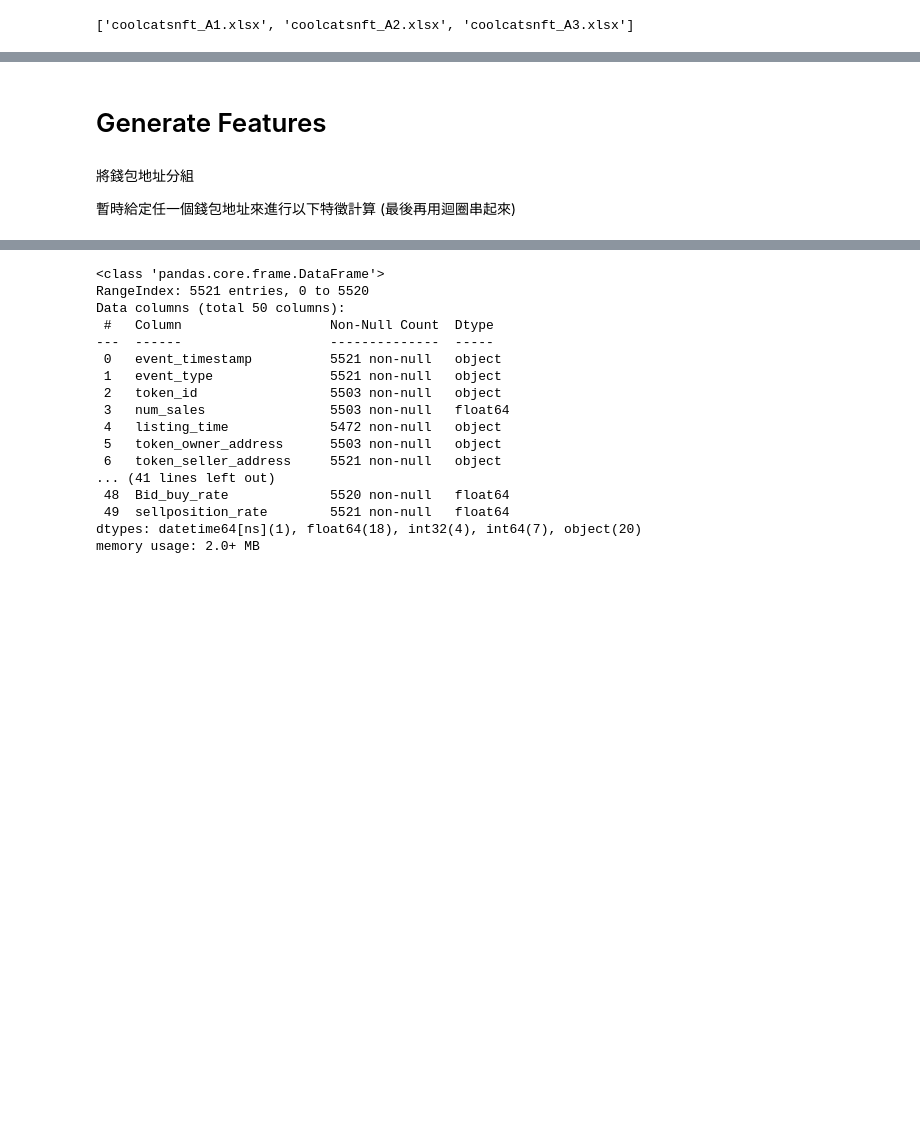
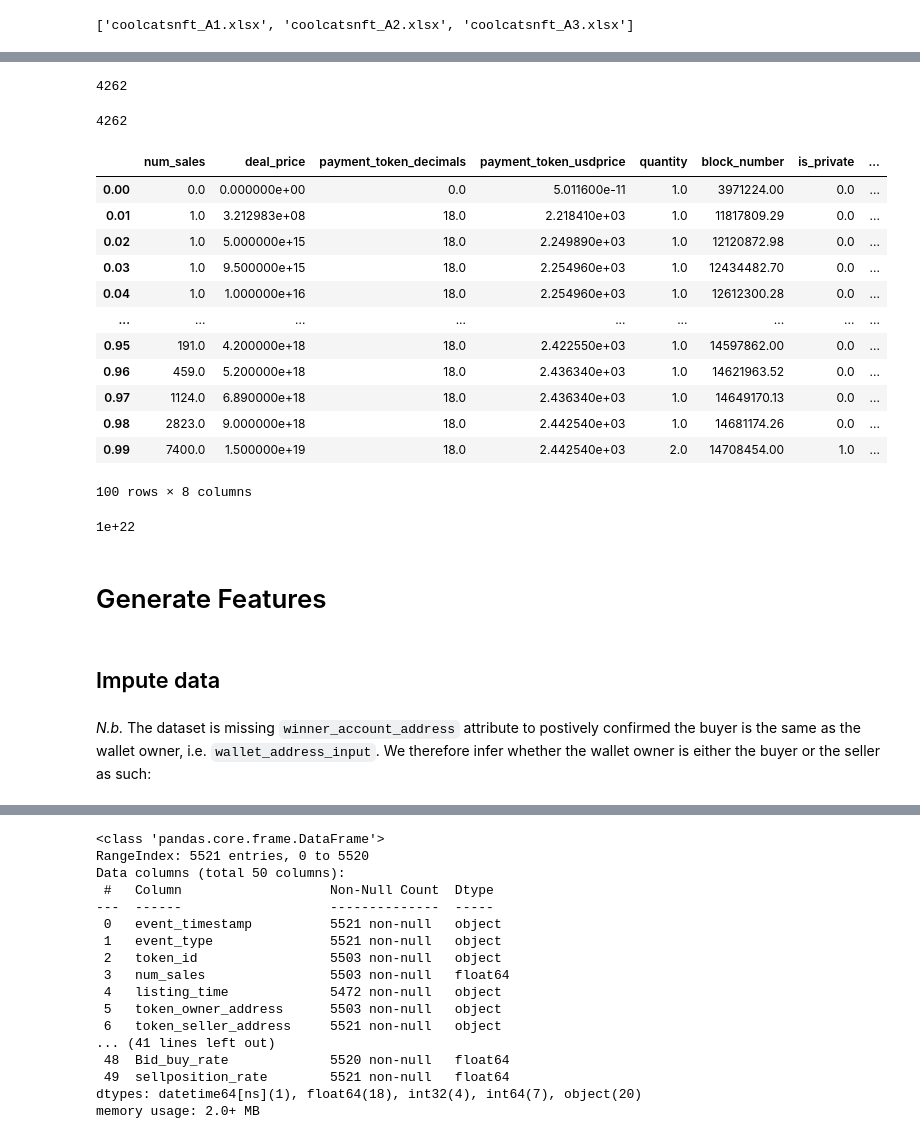
Before and after one commit to Cryptoro-DAO/OpenSea-API-crawler, a Jupyter notebook: Wallets Feature Engineering.ipynb, the cells around one changed output, grey strips where cells are left out. Saved outputs shown, nothing was run; the diff lists cells and outputs as text; code cells hidden in the pictures; blank space fills up the shorter version.

```diff
--- a/Wallets Feature Engineering.ipynb
+++ b/Wallets Feature Engineering.ipynb
@@ -69,5 +69,8 @@ dtypes: float64(12), int64(3), object(17)
 memory usage: 603.9+ MB
 # %%
 wallets.drop(["Unnamed: 0", "Unnamed: 1", "starting_price", "ending_price",
-              "approved_account", "bid_amount", "duration",
+              "approved_account", "bid_amount",
               "pages", "msg", "FILTER"], axis=1, inplace=True)
+# %%
+wallets.event_timestamp = pd.to_datetime(wallets.event_timestamp)
+wallets.listing_time = pd.to_datetime(wallets.listing_time)
@@ -74,6 +116,37 @@ wallets.drop(["Unnamed: 0", "Unnamed: 1", "starting_price", "ending_price",
+# %%
+sum(wallets.quantity.isna())
+# %% [output]
+4262
+# %%
+wallets.quantity=pd.to_numeric(wallets.quantity, errors='coerce')
+sum(wallets.quantity.isna())
+# %% [output]
+4262
+# %%
+wallets.quantile(q=[x / 1000 for x in range(0,1000, 10)])
+# %% [output]
+|  | num_sales | deal_price | payment_token_decimals | payment_token_usdprice | quantity | block_number | is_private | ... |
+| 0.00 | 0.0 | 0.000000e+00 | 0.0 | 5.011600e-11 | 1.0 | 3971224.00 | 0.0 | ... |
+| 0.01 | 1.0 | 3.212983e+08 | 18.0 | 2.218410e+03 | 1.0 | 11817809.29 | 0.0 | ... |
+| 0.02 | 1.0 | 5.000000e+15 | 18.0 | 2.249890e+03 | 1.0 | 12120872.98 | 0.0 | ... |
+| 0.03 | 1.0 | 9.500000e+15 | 18.0 | 2.254960e+03 | 1.0 | 12434482.70 | 0.0 | ... |
+| 0.04 | 1.0 | 1.000000e+16 | 18.0 | 2.254960e+03 | 1.0 | 12612300.28 | 0.0 | ... |
+| ... | ... | ... | ... | ... | ... | ... | ... | ... |
+| 0.95 | 191.0 | 4.200000e+18 | 18.0 | 2.422550e+03 | 1.0 | 14597862.00 | 0.0 | ... |
+| 0.96 | 459.0 | 5.200000e+18 | 18.0 | 2.436340e+03 | 1.0 | 14621963.52 | 0.0 | ... |
+| 0.97 | 1124.0 | 6.890000e+18 | 18.0 | 2.436340e+03 | 1.0 | 14649170.13 | 0.0 | ... |
+| 0.98 | 2823.0 | 9.000000e+18 | 18.0 | 2.442540e+03 | 1.0 | 14681174.26 | 0.0 | ... |
+| 0.99 | 7400.0 | 1.500000e+19 | 18.0 | 2.442540e+03 | 2.0 | 14708454.00 | 1.0 | ... |
+100 rows × 8 columns
+# %%
+max(wallets.quantity)
+# %% [output]
+1e+22
 # %% [markdown]
 # Generate Features
-# %% [markdown]
-將錢包地址分組
-
-暫時給定任一個錢包地址來進行以下特徵計算 (最後再用迴圈串起來)
+# %% [markdown]
+## Impute data
+# %% [markdown]
+_N.b._ The dataset is missing `winner_account_address` attribute to postively confirmed the buyer is
+the same as the wallet owner, i.e. `wallet_address_input`. We therefore infer whether the wallet owner
+is either the buyer or the seller as such:
```
Also changed, not shown: parts of 45 cells of this notebook.
